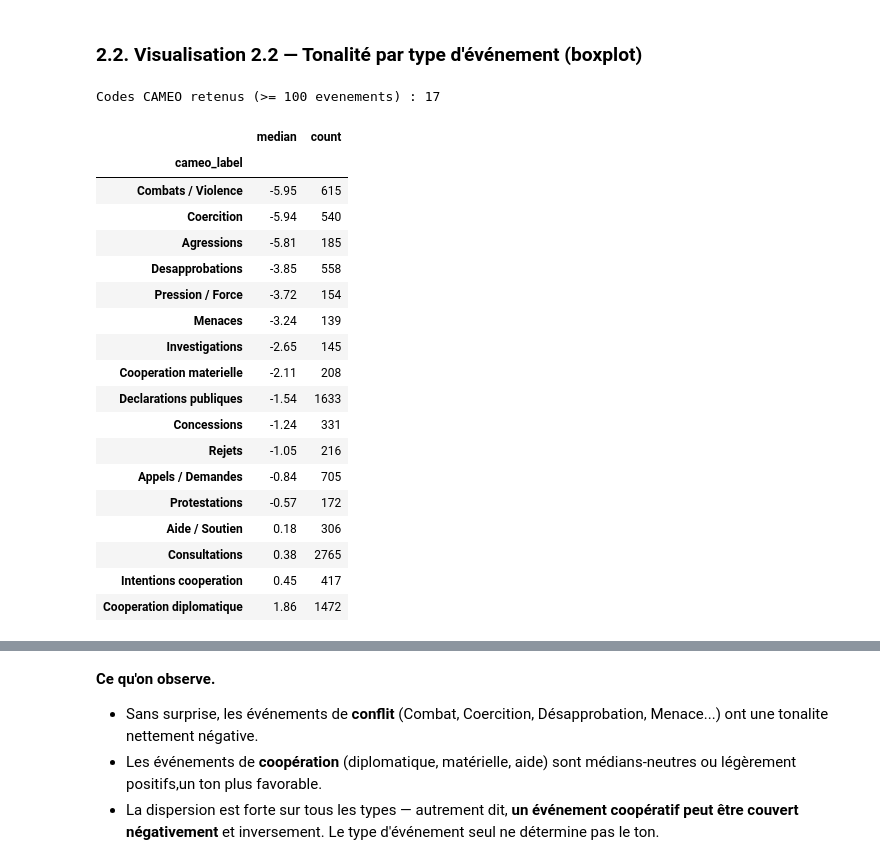
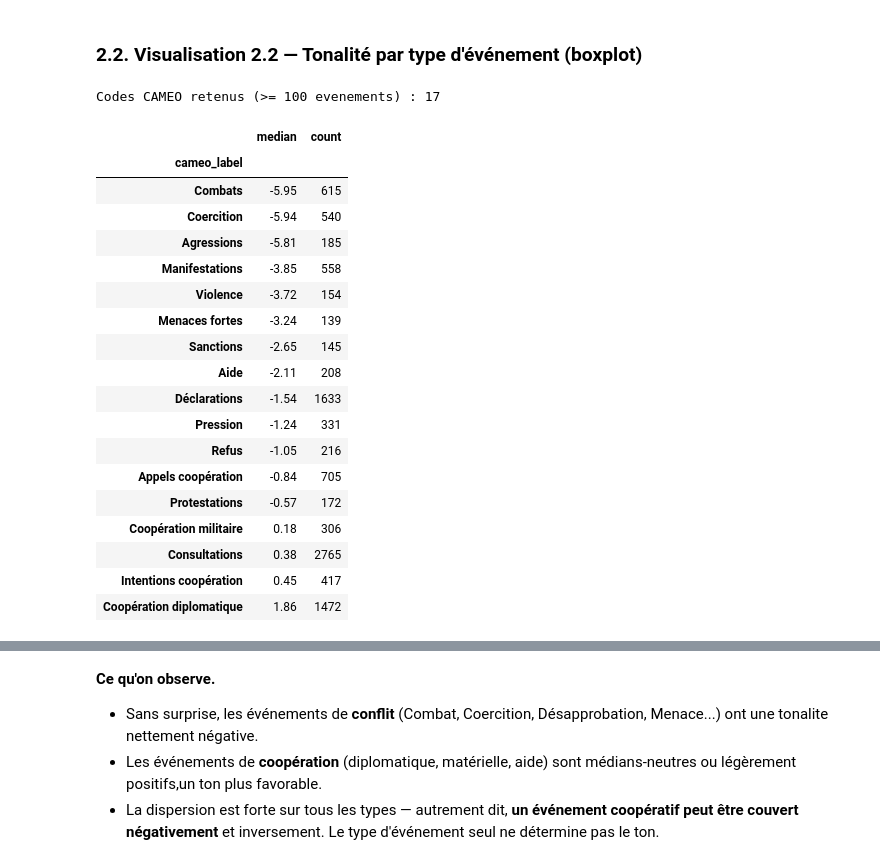
Before and after one commit to CarineEpitech/Hackathon_Isheero_Team04, a Jupyter notebook: notebooks/eda.ipynb, the cells around one changed output, grey strips where cells are left out. Saved outputs shown, nothing was run; the diff lists cells and outputs as text; code cells hidden in the pictures.

```diff
--- a/notebooks/eda.ipynb
+++ b/notebooks/eda.ipynb
@@ -580,64 +602,42 @@ Viz 2.1 sauvegardee.
 # %% [markdown]
 ### **2.2. Visualisation 2.2 — Tonalité par type d'événement (boxplot)**
 # %%
-# --- Mapping codes CAMEO -> libelles ---
-cameo_labels = {
-    1: 'Declarations publiques',
-    2: 'Appels / Demandes',
-    3: 'Intentions cooperation',
-    4: 'Consultations',
-    5: 'Cooperation diplomatique',
-    6: 'Cooperation materielle',
-    7: 'Aide / Soutien',
-    8: 'Concessions',
-    9: 'Investigations',
-    10: 'Exigences',
-    11: 'Desapprobations',
-    12: 'Rejets',
-    13: 'Menaces',
-    14: 'Protestations',
-    15: 'Pression / Force',
-    16: 'Reduction relations',
-    17: 'Coercition',
-    18: 'Agressions',
-    19: 'Combats / Violence'
-}
 df['cameo_label'] = df['EventRootCode'].map(cameo_labels)
 
 # Garder uniquement les codes avec >= 100 evenements pour la lisibilite
 top_codes = df['EventRootCode'].value_counts()
 top_codes = top_codes[top_codes >= 100].index
 df_top = df[df['EventRootCode'].isin(top_codes)].copy()
 
 ordre = (
     df_top.groupby('cameo_label')['AvgTone']
           .median()
           .sort_values()
           .index
 )
 print(f'Codes CAMEO retenus (>= 100 evenements) : {len(top_codes)}')
 df_top.groupby('cameo_label')['AvgTone'].agg(['median','count']).sort_values('median').round(2)
 # %% [output]
 Codes CAMEO retenus (>= 100 evenements) : 17
 |  | median | count |
 | cameo_label |  |  |
-| Combats / Violence | -5.95 | 615 |
+| Combats | -5.95 | 615 |
 | Coercition | -5.94 | 540 |
 | Agressions | -5.81 | 185 |
-| Desapprobations | -3.85 | 558 |
-| Pression / Force | -3.72 | 154 |
-| Menaces | -3.24 | 139 |
-| Investigations | -2.65 | 145 |
-| Cooperation materielle | -2.11 | 208 |
-| Declarations publiques | -1.54 | 1633 |
-| Concessions | -1.24 | 331 |
-| Rejets | -1.05 | 216 |
-| Appels / Demandes | -0.84 | 705 |
+| Manifestations | -3.85 | 558 |
+| Violence | -3.72 | 154 |
+| Menaces fortes | -3.24 | 139 |
+| Sanctions | -2.65 | 145 |
+| Aide | -2.11 | 208 |
+| Déclarations | -1.54 | 1633 |
+| Pression | -1.24 | 331 |
+| Refus | -1.05 | 216 |
+| Appels coopération | -0.84 | 705 |
 | Protestations | -0.57 | 172 |
-| Aide / Soutien | 0.18 | 306 |
+| Coopération militaire | 0.18 | 306 |
 | Consultations | 0.38 | 2765 |
-| Intentions cooperation | 0.45 | 417 |
-| Cooperation diplomatique | 1.86 | 1472 |
+| Intentions coopération | 0.45 | 417 |
+| Coopération diplomatique | 1.86 | 1472 |
 # %%
 fig, ax = plt.subplots(figsize=(13, 7))
 
```
Also changed, not shown: parts of 15 cells of this notebook, 8 other files.
